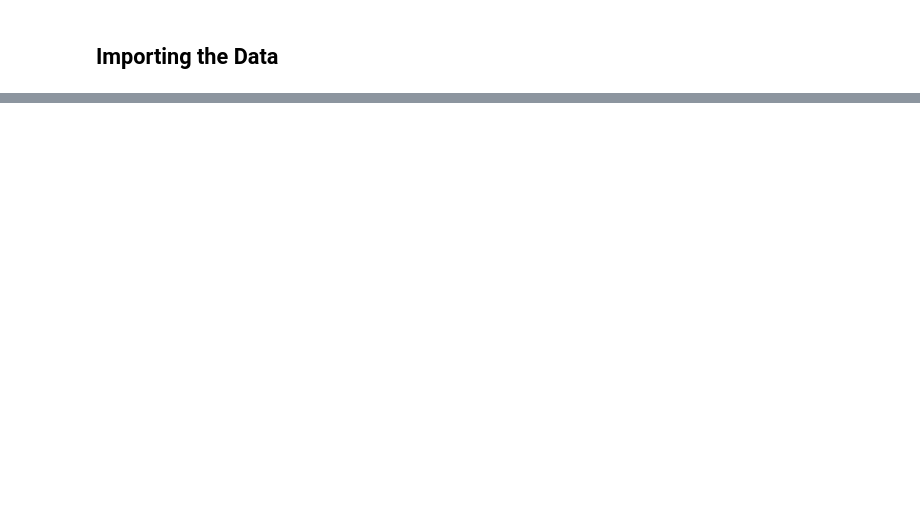
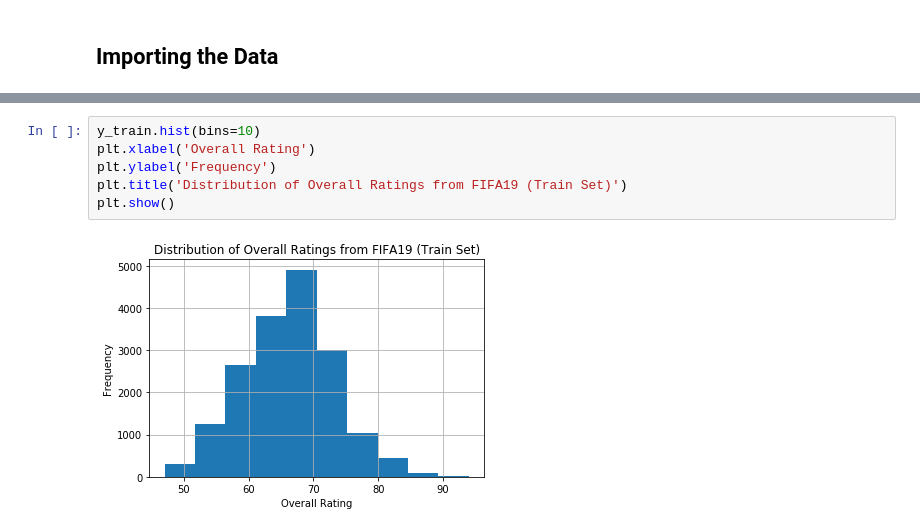
Before and after one commit to sabderra/cs109a_project, a Jupyter notebook: player_ratings.ipynb, the cells around one changed output, grey strips where cells are left out. Cells and saved outputs as stored; diff of their text form; blank space fills up the shorter version.

```diff
--- a/player_ratings.ipynb
+++ b/player_ratings.ipynb
@@ -77,0 +139,8 @@ float64
+# %%
+y_train.hist(bins=10)
+plt.xlabel('Overall Rating')
+plt.ylabel('Frequency')
+plt.title('Distribution of Overall Ratings from FIFA19 (Train Set)')
+plt.show()
+# %% [output]
+[figure, added]
```
Also changed, not shown: parts of 22 cells of this notebook.
